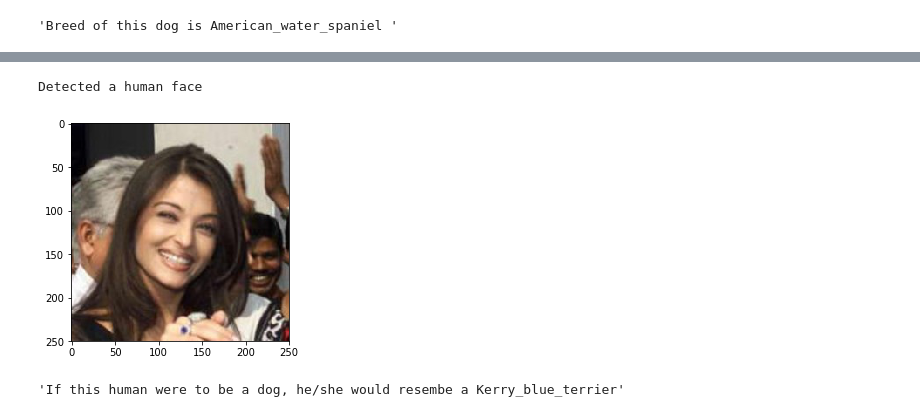
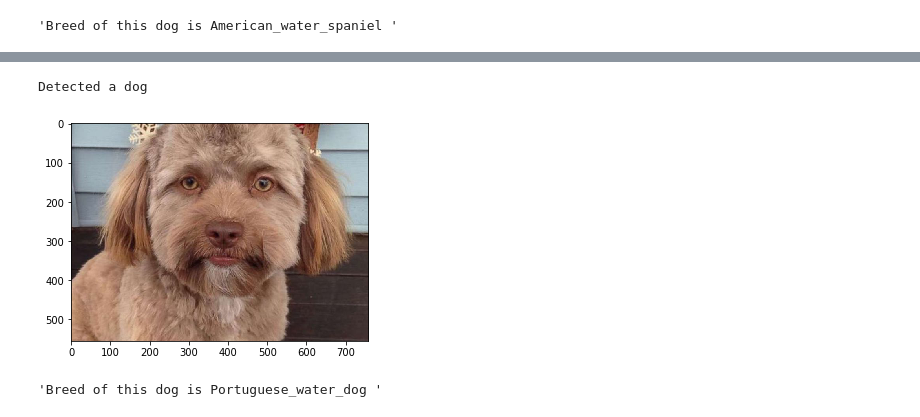
Before and after one commit to raghuchilukamari/dog-project, a Jupyter notebook: dog_app.ipynb, the cells around one changed output, grey strips where cells are left out. Cells and saved outputs as stored; diff of their text form; code cells hidden in the pictures.

Commit message:
tested on more images

```diff
--- a/dog_app.ipynb
+++ b/dog_app.ipynb
@@ -373,26 +373,29 @@ __Question 4:__ Outline the steps you took to get to your final CNN architecture
 __Answer:__
 # %%
 from keras.layers import Conv2D, MaxPooling2D, GlobalAveragePooling2D
-from keras.layers import Dropout, Flatten, Dense
+from keras.layers import Dropout, Flatten, Dense, BatchNormalization
 from keras.models import Sequential
 
 model = Sequential()
 
 ### TODO: Define your architecture.
-model.add(Conv2D(16,(4,1),padding='same',activation='relu',input_shape=(224,224,3)))
-model.add(MaxPooling2D(pool_size=(8,8), strides=None, padding='valid'))
-model.add(Dropout(0.2))
-
-model.add(Conv2D(32,(4,1),padding='same',activation='relu'))
-model.add(MaxPooling2D(pool_size=(4,4), strides=None, padding='valid'))
-model.add(Dropout(0.2))
-
-model.add(Conv2D(64,(4,1),padding='same',activation='relu'))
+model.add(Conv2D(32,(2,1),padding='same',activation='relu',input_shape=(224,224,3)))
 model.add(MaxPooling2D(pool_size=(2,2), strides=None, padding='valid'))
 model.add(Dropout(0.2))
 
-model.add(Conv2D(128,(4,1),padding='same',activation='relu'))
+model.add(Conv2D(64,(2,1),padding='same',activation='relu'))
 model.add(MaxPooling2D(pool_size=(2,2), strides=None, padding='valid'))
+#BatchNormalization(axis=3)
+model.add(Dropout(0.2))
+
+model.add(Conv2D(128,(2,1),padding='same',activation='relu'))
+model.add(MaxPooling2D(pool_size=(2,2), strides=None, padding='valid'))
+#BatchNormalization(axis=3)
+model.add(Dropout(0.2))
+
+model.add(Conv2D(256,(2,1),padding='same',activation='relu'))
+model.add(MaxPooling2D(pool_size=(2,2), strides=None, padding='valid'))
+#BatchNormalization(axis=3)
 model.add(Dropout(0.2))
 
 model.add(Flatten())
@@ -638,7 +669,7 @@ _________________________________________________________________
 # %% [markdown]
 ### (IMPLEMENTATION) Compile the Model
 # %%
-Inception_model.compile(loss='categorical_crossentropy', optimizer='rmsprop', metrics=['accuracy'])
+Inception_model.compile(loss='categorical_crossentropy', optimizer='adagrad', metrics=['accuracy'])
 # %% [markdown]
 ### (IMPLEMENTATION) Train the Model
 
@@ -797,7 +817,9 @@ Detected a dog
 'Breed of this dog is Brittany '
 # %%
 predict_dog_breed('lfw/Aishwarya_Rai/Aishwarya_Rai_0001.jpg')
-# %% [output]
-Detected a human face
-[figure, removed]
-'If this human were to be a dog, he/she would resembe a Kerry_blue_terrier'
+# %%
+predict_dog_breed('images/p2.jpg')
+# %% [output]
+Detected a dog
+[figure, added]
+'Breed of this dog is Portuguese_water_dog '
```
Also changed, not shown: parts of 16 cells of this notebook, 5 other files.
